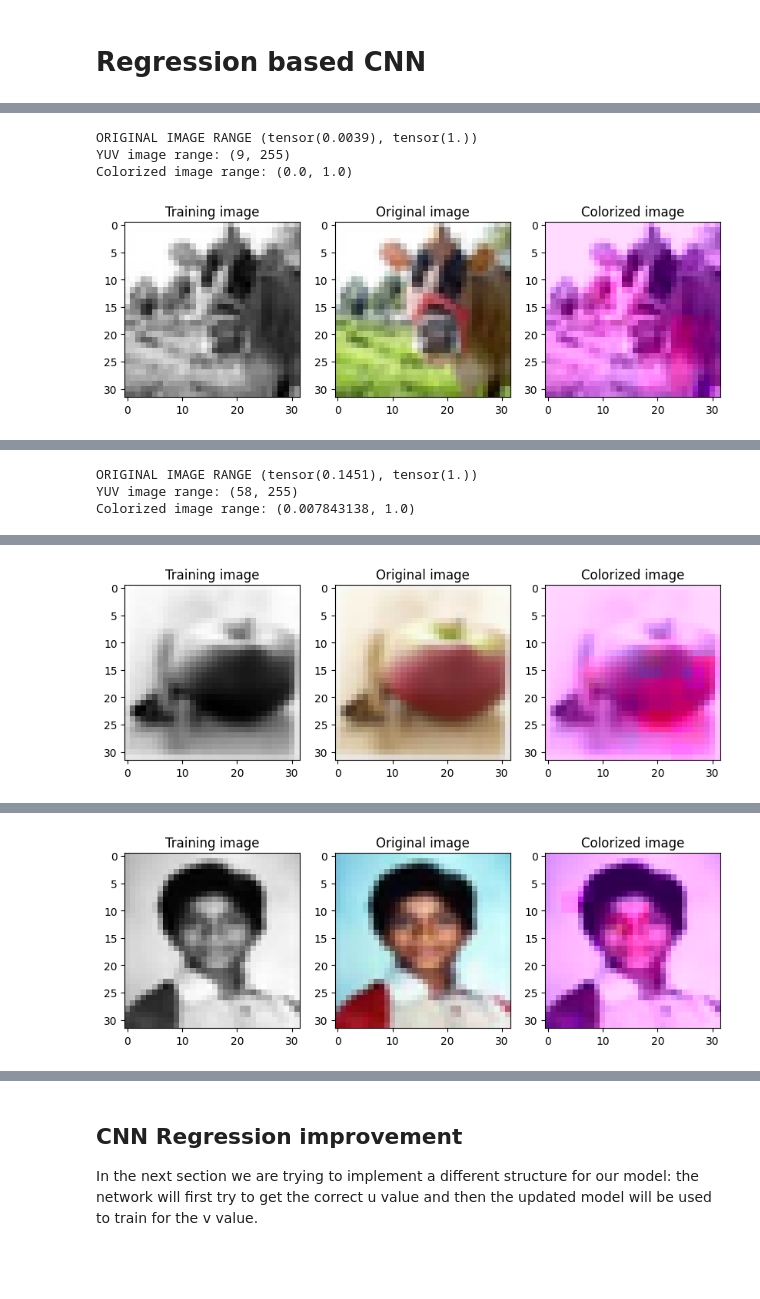
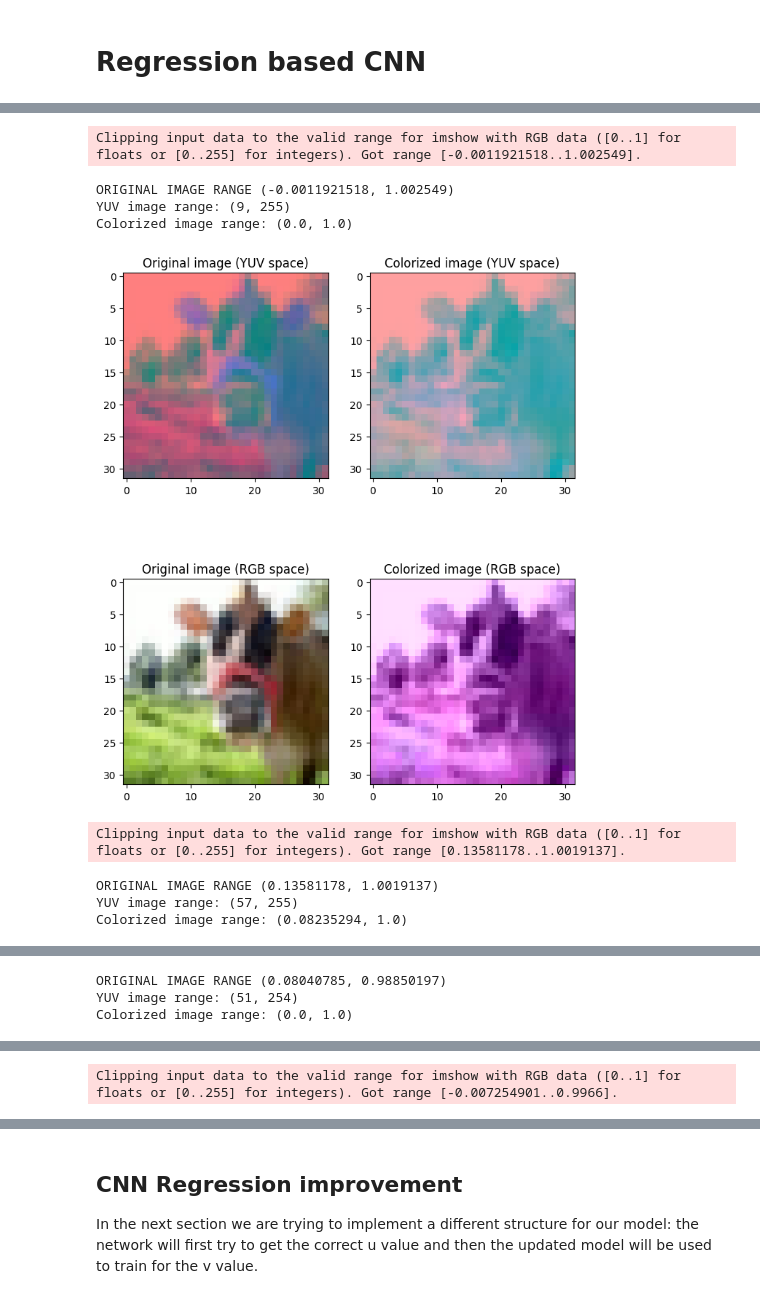
Before and after one commit to mihribanyvs/Colorization, a Jupyter notebook: regression.ipynb, the cells around one changed output, grey strips where cells are left out. Drawn from its saved outputs; the diff is of its cells as text; code cells hidden in the pictures; blank space fills up the shorter version.

Commit message:
visual representation of regression

```diff
--- a/regression.ipynb
+++ b/regression.ipynb
@@ -311,11 +289,12 @@ def imshow(tensor_img, yuv=False):
 # Regression based CNN
 # %%
 # ----- DATASET -----
+# We should use the transformed yuv dataset instead of this one
+
 class YUVImageDataset(Dataset):
     '''
-    This class takes in input the whole dataset and prepares it for training
-    by loading images, converting them to YUV format and normalizing the channels
-    The target is a vector formed by U and V values, used to compute the loss
+    This class takes in input the whole dataset in YUV format and outputs it in order to be
+    analyzed by the network, such that the output is Y and (U, V)
     '''
     def __init__(self, filenames, images_data, transform=None):
         self.filenames = filenames
@@ -328,11 +307,11 @@ class YUVImageDataset(Dataset):
     def __getitem__(self, idx):
         img_data = self.images_data[idx]
 
-        img_rgb = np.array(img_data, dtype=np.uint8).reshape(3, 32, 32)  # Assuming RGB: the images that we read are in the RGB forma
-        img_rgb = np.transpose(img_rgb, (1, 2, 0))  # Convert to HWC format
+        #img_rgb = np.array(img_data, dtype=np.uint8).reshape(3, 32, 32)  # Assuming RGB: the images that we read are in the RGB forma
+        #img_rgb = np.transpose(img_rgb, (1, 2, 0))  # Convert to HWC format
 
-        image_yuv = cv2.cvtColor(img_rgb, cv2.COLOR_RGB2YUV)
-
+        image_yuv = np.array(img_data, dtype=np.uint8).reshape(3, 32, 32) # images are loaded from a yuv train set so no need for conversion
+        image_yuv = np.transpose(image_yuv, (1, 2, 0))
 
         # Normalization is done in order to improve the stability of the network
         Y_channel = image_yuv[:, :, 0] / 255.0  # Normalize to [0, 1]
@@ -344,9 +323,6 @@ class YUVImageDataset(Dataset):
         U_channel = np.expand_dims(U_channel, axis=0)
         V_channel = np.expand_dims(V_channel, axis=0)
 
-
-        #Y_channel = np.transpose(Y_channel)
-
         target = np.concatenate([U_channel, V_channel], axis=0)
 
         # Convert to tensors
@@ -415,7 +391,7 @@ class CustomLoss(nn.Module):
 import tensorflow as tf
 
 # ----- RUN ONLY DURING TRAINING -----
-train_set = unpickle('train')
+train_set = unpickle('tobeignored/yuv_train') # we use yuv train images for training
 filenames = [f.decode('utf-8') for f in train_set[b'filenames']]
 images_data = train_set[b'data']
 
@@ -457,7 +451,7 @@ torch.save(model.state_dict(), "yuv_colorization_model.pth")
 # maybe some skip connection can improve the performances
 device = torch.device("cuda" if torch.cuda.is_available() else "cpu")
 model = YUVColorizationNet().to(device)
-model.load_state_dict(torch.load("tobeignored/yuv_colorization_model.pth"))
+model.load_state_dict(torch.load("yuv_colorization_model.pth"))
 
 dataset = YUVImageDataset(filenames = filenames, images_data = images_data, transform = transform )
 
@@ -506,63 +500,76 @@ for batch in org_train:
         image_tensor, _, _ = batch  # Estrai dati dal batch
 
         org_rgb = image_tensor[i, :, :, :]  # First batch image
-        image_yuv = rgb_to_yuv(org_rgb)
 
-        org_rgb = np.transpose(org_rgb, (1, 2, 0))
-
+        yuv_org = np.transpose(org_rgb, (1, 2, 0))
+        yuv_org = np.array(yuv_org)
+        org_rgb = cv2.cvtColor(yuv_org, cv2.COLOR_YUV2RGB)
 
         print(f'ORIGINAL IMAGE RANGE {org_rgb.min(), org_rgb.max()}')
         print(f'YUV image range: {yuv_image.min(), yuv_image.max()}')
         print(f'Colorized image range: {rgb_colorized.min(), rgb_colorized.max()}')
 
-        plt.figure(figsize = (10,5))
-        plt.subplot(1, 3, 1)
-        plt.imshow(image_yuv[0], cmap = 'gray')
-        plt.title('Training image')
+        plt.figure(figsize = (8,10))
+        #plt.subplot(1, 4, 1)
+        #plt.imshow(y_input[0, :, :, :].permute(1, 2, 0), cmap = 'gray')
+        #plt.title('Training image')
 
-        plt.subplot(1, 3, 2)
-        plt.imshow(org_rgb)
-        plt.title('Original image')
+        plt.subplot(2, 2, 1)
+        plt.imshow(yuv_org)
+        plt.title('Original image (YUV space)')
 
 
-        plt.subplot(1, 3, 3)
+        plt.subplot(2, 2, 2)
+        plt.imshow(yuv_image)
+        plt.title("Colorized image (YUV space)")
+
+        plt.subplot(2, 2, 3)
+        plt.imshow(org_rgb)
+        plt.title('Original image (RGB space)')
+
+        plt.subplot(2, 2, 4)
         plt.imshow(rgb_colorized)
-        plt.title("Colorized image")
-
+        plt.title("Colorized image (RGB space)")
 
         # ----------------- Hystogram plots ------------------------
-
+        '''
         plt.figure(figsize = (10, 10))
         plt.subplot(2, 2, 1)
         plt.hist(image_yuv[1].flatten(), bins = 50, color = 'blue', alpha = 0.7)
         plt.xlim(50, 200)
         plt.title("U Histogram (Original)")
 
 
         plt.subplot(2, 2, 2)
         plt.hist(image_yuv[2].flatten(), bins=50, color='red', alpha=0.7)
         plt.xlim(50, 200)
         plt.title("V Histogram (Original)")
 
         plt.subplot(2, 2, 3)
         plt.hist(yuv_image[:, :, 1].flatten() * 255, bins=50, color='blue', alpha=0.7)
         plt.xlim(50, 200)
         plt.title("U Histogram (Predicted)")
 
         plt.subplot(2, 2, 4)
         plt.hist(yuv_image[:, :, 2].flatten() * 255, bins=50, color='red', alpha=0.7)
         plt.xlim(50, 200)
         plt.title("V Histogram (Predicted)")
 
         plt.tight_layout()
+        '''
         plt.show()
 
 
 
 
     break
 # %% [output]
-ORIGINAL IMAGE RANGE (tensor(0.0039), tensor(1.))
-YUV image range: (9, 255)
-Colorized image range: (0.0, 1.0)
+Clipping input data to the valid range for imshow with RGB data ([0..1] for floats or [0..255] for integers). Got range [-0.0011921518..1.002549].
+ORIGINAL IMAGE RANGE (-0.0011921518, 1.002549)
+YUV image range: (9, 255)
+Colorized image range: (0.0, 1.0)
-[figure, old version]
+[figure, new version]
+Clipping input data to the valid range for imshow with RGB data ([0..1] for floats or [0..255] for integers). Got range [0.13581178..1.0019137].
+ORIGINAL IMAGE RANGE (0.13581178, 1.0019137)
+YUV image range: (57, 255)
+Colorized image range: (0.08235294, 1.0)
@@ -570,3 +577,3 @@ Colorized image range: (0.0, 1.0)
-ORIGINAL IMAGE RANGE (tensor(0.1451), tensor(1.))
-YUV image range: (58, 255)
-Colorized image range: (0.007843138, 1.0)
+ORIGINAL IMAGE RANGE (0.08040785, 0.98850197)
+YUV image range: (51, 254)
+Colorized image range: (0.0, 1.0)
@@ -573,0 +581 @@ Colorized image range: (0.007843138, 1.0)
+Clipping input data to the valid range for imshow with RGB data ([0..1] for floats or [0..255] for integers). Got range [-0.007254901..0.9966].
@@ -578 +585,0 @@ Colorized image range: (0.0, 1.0)
-[figure, removed]
@@ -583 +585,0 @@ Colorized image range: (0.0, 1.0)
-[figure, removed]
```
Also changed, not shown: parts of 3 cells of this notebook.
